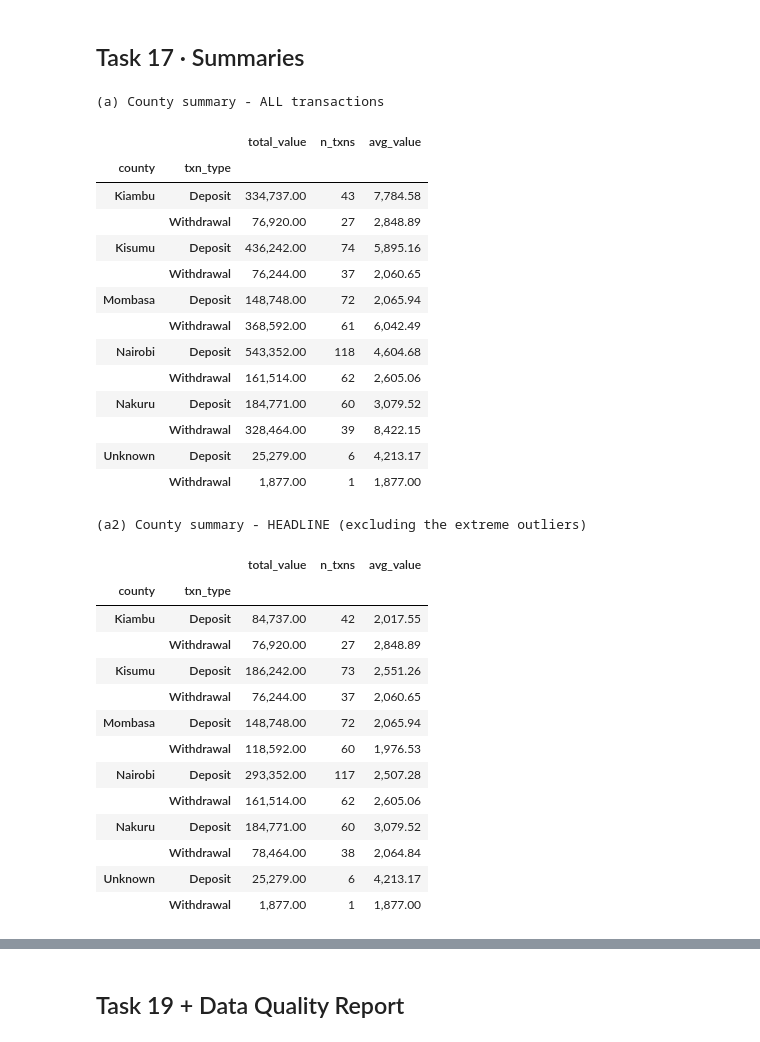
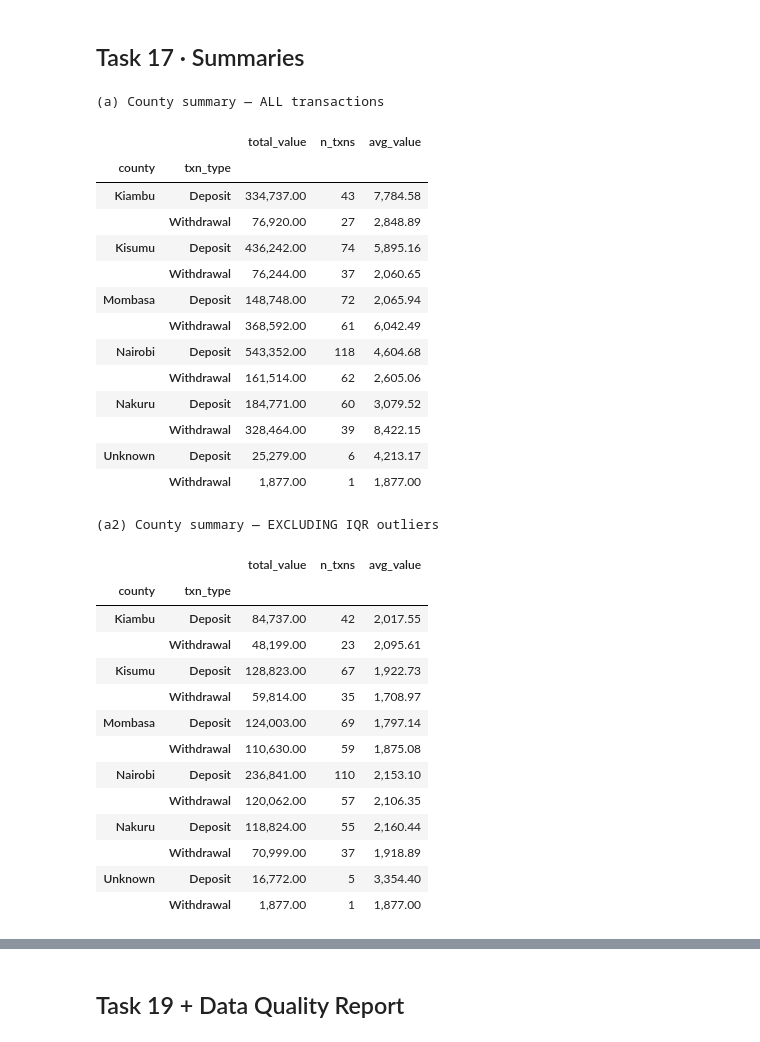
Before and after one commit to Chala-prog/plp-da-a3-duka-sales-and-agent-cleanup, a Jupyter notebook: agent_cleanup.ipynb, the cells around one changed output, grey strips where cells are left out. Drawn from its saved outputs; the diff is of its cells as text; code cells hidden in the pictures.

```diff
--- a/agent_cleanup.ipynb
+++ b/agent_cleanup.ipynb
@@ -218,43 +160,43 @@ value on unknown-agent rows: KES 27,156
 # %% [markdown]
 ## Task 17 · Summaries
 # %%
-headline = clean[~clean.is_extreme_outlier]   # headline figures exclude only the suspected errors (is_extreme_outlier)
+outl = clean[~clean.is_outlier]   # headline figures exclude flagged outliers; see note below
 def summ(d):
     s = d.groupby(["county","txn_type"])["amount"].agg(total_value="sum", n_txns="count", avg_value="mean").round(2)
     return s
-print("(a) County summary - ALL transactions")
+print("(a) County summary — ALL transactions")
 county_summary = summ(clean); display(county_summary)
-print("(a2) County summary - HEADLINE (excluding the extreme outliers)")
-display(summ(headline))
+print("(a2) County summary — EXCLUDING IQR outliers")
+display(summ(outl))
 # %% [output]
-(a) County summary - ALL transactions
+(a) County summary — ALL transactions
 |  |  | total_value | n_txns | avg_value |
 | county | txn_type |  |  |  |
 | Kiambu | Deposit | 334,737.00 | 43 | 7,784.58 |
 |  | Withdrawal | 76,920.00 | 27 | 2,848.89 |
 | Kisumu | Deposit | 436,242.00 | 74 | 5,895.16 |
 |  | Withdrawal | 76,244.00 | 37 | 2,060.65 |
 | Mombasa | Deposit | 148,748.00 | 72 | 2,065.94 |
 |  | Withdrawal | 368,592.00 | 61 | 6,042.49 |
 | Nairobi | Deposit | 543,352.00 | 118 | 4,604.68 |
 |  | Withdrawal | 161,514.00 | 62 | 2,605.06 |
 | Nakuru | Deposit | 184,771.00 | 60 | 3,079.52 |
 |  | Withdrawal | 328,464.00 | 39 | 8,422.15 |
 | Unknown | Deposit | 25,279.00 | 6 | 4,213.17 |
 |  | Withdrawal | 1,877.00 | 1 | 1,877.00 |
-(a2) County summary - HEADLINE (excluding the extreme outliers)
+(a2) County summary — EXCLUDING IQR outliers
 |  |  | total_value | n_txns | avg_value |
 | county | txn_type |  |  |  |
 | Kiambu | Deposit | 84,737.00 | 42 | 2,017.55 |
-|  | Withdrawal | 76,920.00 | 27 | 2,848.89 |
-| Kisumu | Deposit | 186,242.00 | 73 | 2,551.26 |
-|  | Withdrawal | 76,244.00 | 37 | 2,060.65 |
-| Mombasa | Deposit | 148,748.00 | 72 | 2,065.94 |
-|  | Withdrawal | 118,592.00 | 60 | 1,976.53 |
-| Nairobi | Deposit | 293,352.00 | 117 | 2,507.28 |
-|  | Withdrawal | 161,514.00 | 62 | 2,605.06 |
-| Nakuru | Deposit | 184,771.00 | 60 | 3,079.52 |
-|  | Withdrawal | 78,464.00 | 38 | 2,064.84 |
-| Unknown | Deposit | 25,279.00 | 6 | 4,213.17 |
+|  | Withdrawal | 48,199.00 | 23 | 2,095.61 |
+| Kisumu | Deposit | 128,823.00 | 67 | 1,922.73 |
+|  | Withdrawal | 59,814.00 | 35 | 1,708.97 |
+| Mombasa | Deposit | 124,003.00 | 69 | 1,797.14 |
+|  | Withdrawal | 110,630.00 | 59 | 1,875.08 |
+| Nairobi | Deposit | 236,841.00 | 110 | 2,153.10 |
+|  | Withdrawal | 120,062.00 | 57 | 2,106.35 |
+| Nakuru | Deposit | 118,824.00 | 55 | 2,160.44 |
+|  | Withdrawal | 70,999.00 | 37 | 1,918.89 |
+| Unknown | Deposit | 16,772.00 | 5 | 3,354.40 |
 |  | Withdrawal | 1,877.00 | 1 | 1,877.00 |
 # %%
```
Also changed, not shown: parts of 15 cells of this notebook, 15 other files.
